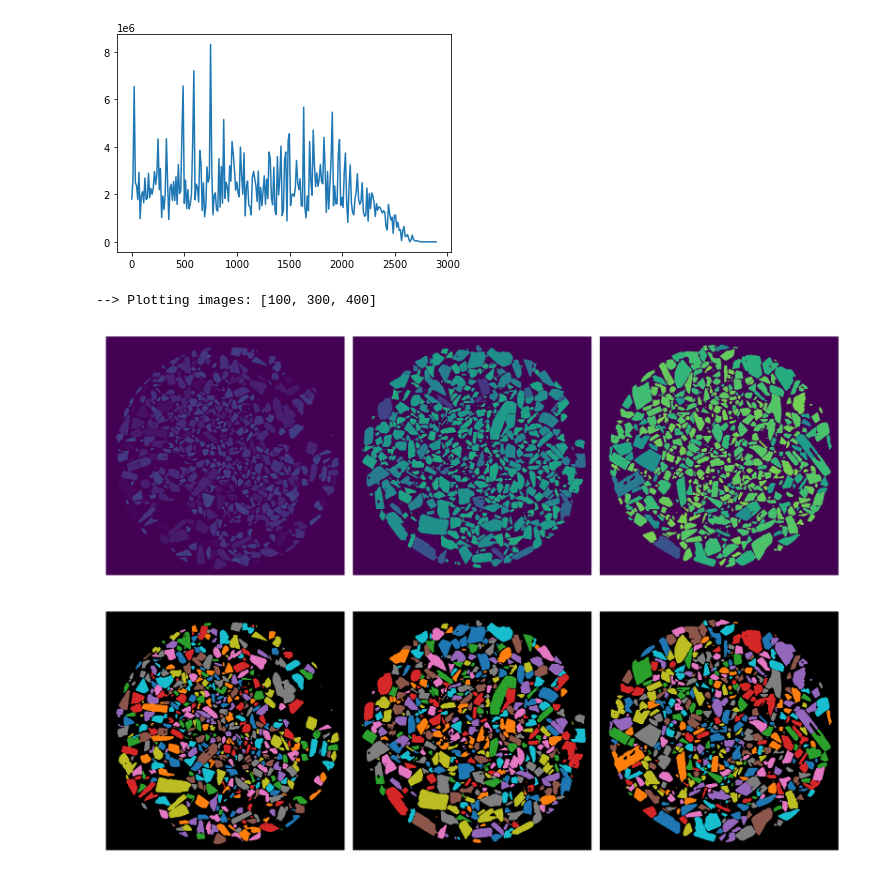
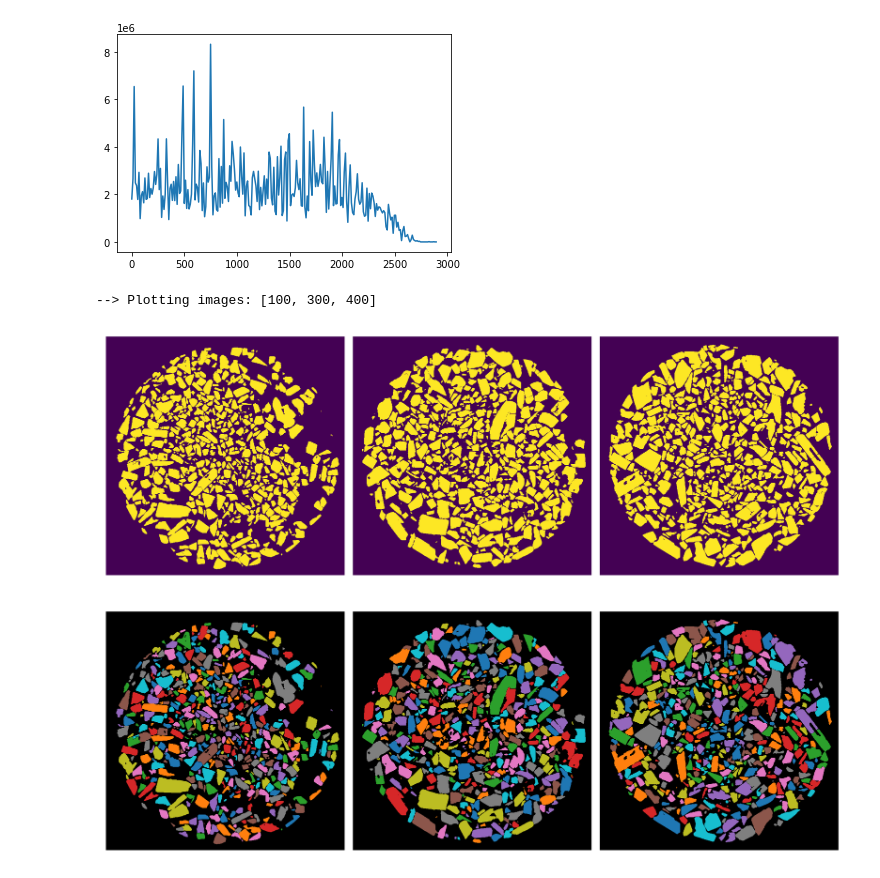
Before and after one commit to GusBusDraws/mhe-analysis, a Jupyter notebook: nbs/33-dev-idox-crystals.ipynb, the cells around one changed output. Drawn from its saved outputs; the diff is of its cells as text; code cells hidden in the pictures.

Commit message:
Rerun NB 33 to get binary images

```diff
--- a/nbs/33-dev-idox-crystals.ipynb
+++ b/nbs/33-dev-idox-crystals.ipynb
@@ -12,7 +14,7 @@ from segmentflow import segment, view
 # %%
 ui = {}
 ui['in_dir_path'] = Path(
-    r'C:\Users\gusb\Research\mhe-analysis\data\IDOX Crystals STL\IDOX 1')
+    r'C:\Users\gusb\Research\mhe-analysis\data\IDOX Only APS\Segmented\IDOX 1')
 ui['spatial_res'] = 1  # Need to replace with real value
 ui['slice_crop'] = [0, 500]
 ui['row_crop'] = None
@@ -71,20 +73,20 @@ Generating histogram...
 # %%
 # %matplotlib qt
 %matplotlib inline
 fig, axes = view.vol_slices(
-    labels,
+    labels>0,
     slices=ui['slices'],
     nslices=ui['nslices'],
     fig_w=7.5,
     dpi=300
 )
 fig_n = 0
 segment.output_checkpoints(
     fig, show=show_checkpoints, save_path=checkpoint_save_dir,
     fn_n=fig_n, fn_suffix='semantic-seg-imgs')
 # %% [output]
 --> Plotting images: [100, 300, 400]
-[figure, old version]
+[figure, new version]
 # %%
 fig, ax = view.color_labels(labels, slices=ui['slices'])
 # %% [output]
```
Also changed, not shown: parts of 8 cells of this notebook, 1 other file.
